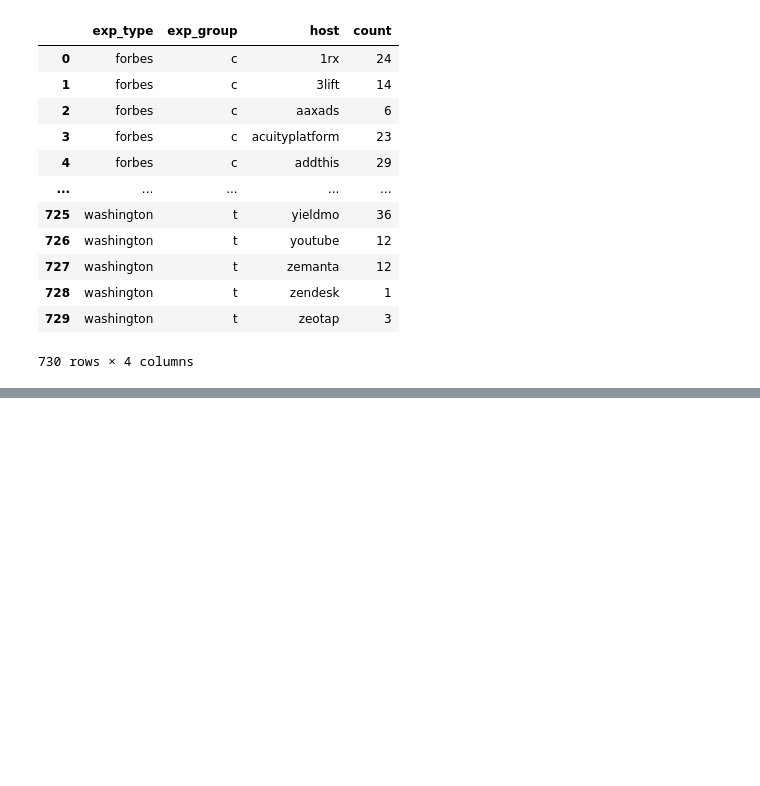
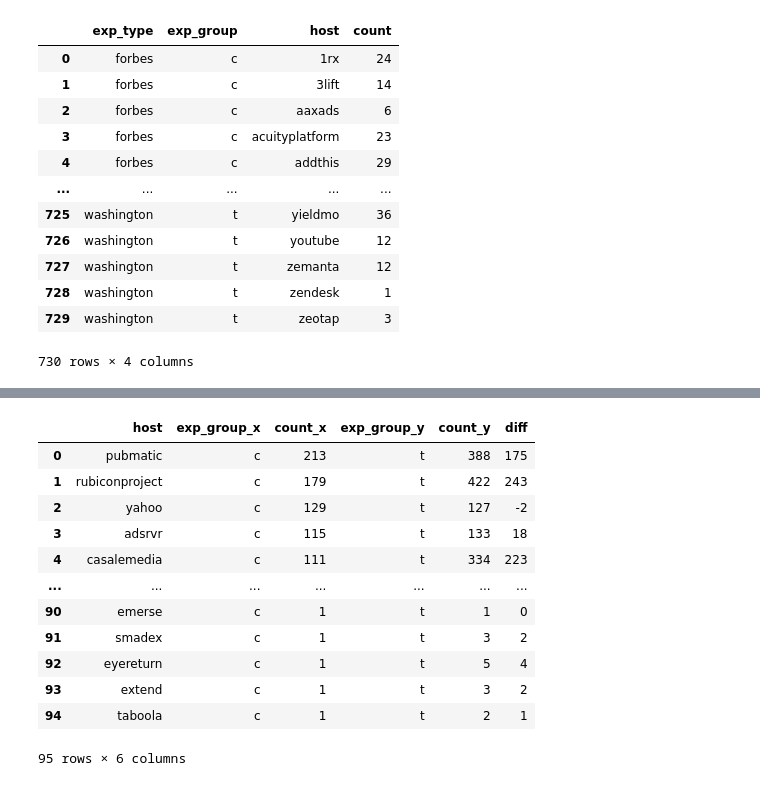
Before and after one commit to Sprinkle612/Cornell-Tech-Spec-Privacy-Fall2020, a Jupyter notebook: distinct_cookies-explore.ipynb, the cells around one changed output, grey strips where cells are left out. Cells and saved outputs as stored; diff of their text form; code cells hidden in the pictures; blank space fills up the shorter version.

```diff
--- a/distinct_cookies-explore.ipynb
+++ b/distinct_cookies-explore.ipynb
@@ -35,3 +35,6 @@ cookies_count
 | 728 | washington | t | zendesk | 1 |
 | 729 | washington | t | zeotap | 3 |
 730 rows × 4 columns
+# %%
+cookies_tp_groupby = cookies[cookies.is_third_party].groupby(['exp_type','exp_group', 'host']).size().reset_index(name='count')
+cookies_tp_groupby
@@ -38,3 +55,3 @@ cookies_count
 # %%
-# temp = cookies_count[(cookies_count.exp_group == "c") & (cookies_count.exp_type == "nyt")]
-# temp = temp.sort_values('count',ascending = False).head(10)
+a = cookies_tp_groupby[(cookies_tp_groupby.exp_group == "c") & (cookies_tp_groupby.exp_type == "nyt") ].sort_values('count',ascending = False)
+a
@@ -40,0 +72,20 @@ cookies_count
+# %%
+b = cookies_tp_groupby[(cookies_tp_groupby.exp_group == "t") & (cookies_tp_groupby.exp_type == "nyt") ].sort_values('count',ascending = False)
+# %%
+c = pd.merge(a, b, on='host')[['host', 'exp_group_x','count_x','exp_group_y', 'count_y']]
+c['diff'] = c.count_y - c.count_x
+c[[]]
+# %% [output]
+|  | host | exp_group_x | count_x | exp_group_y | count_y | diff |
+| 0 | pubmatic | c | 213 | t | 388 | 175 |
+| 1 | rubiconproject | c | 179 | t | 422 | 243 |
+| 2 | yahoo | c | 129 | t | 127 | -2 |
+| 3 | adsrvr | c | 115 | t | 133 | 18 |
+| 4 | casalemedia | c | 111 | t | 334 | 223 |
+| ... | ... | ... | ... | ... | ... | ... |
+| 90 | emerse | c | 1 | t | 1 | 0 |
+| 91 | smadex | c | 1 | t | 3 | 2 |
+| 92 | eyereturn | c | 1 | t | 5 | 4 |
+| 93 | extend | c | 1 | t | 3 | 2 |
+| 94 | taboola | c | 1 | t | 2 | 1 |
+95 rows × 6 columns
```
Also changed, not shown: parts of 23 cells of this notebook, 3 other files.
